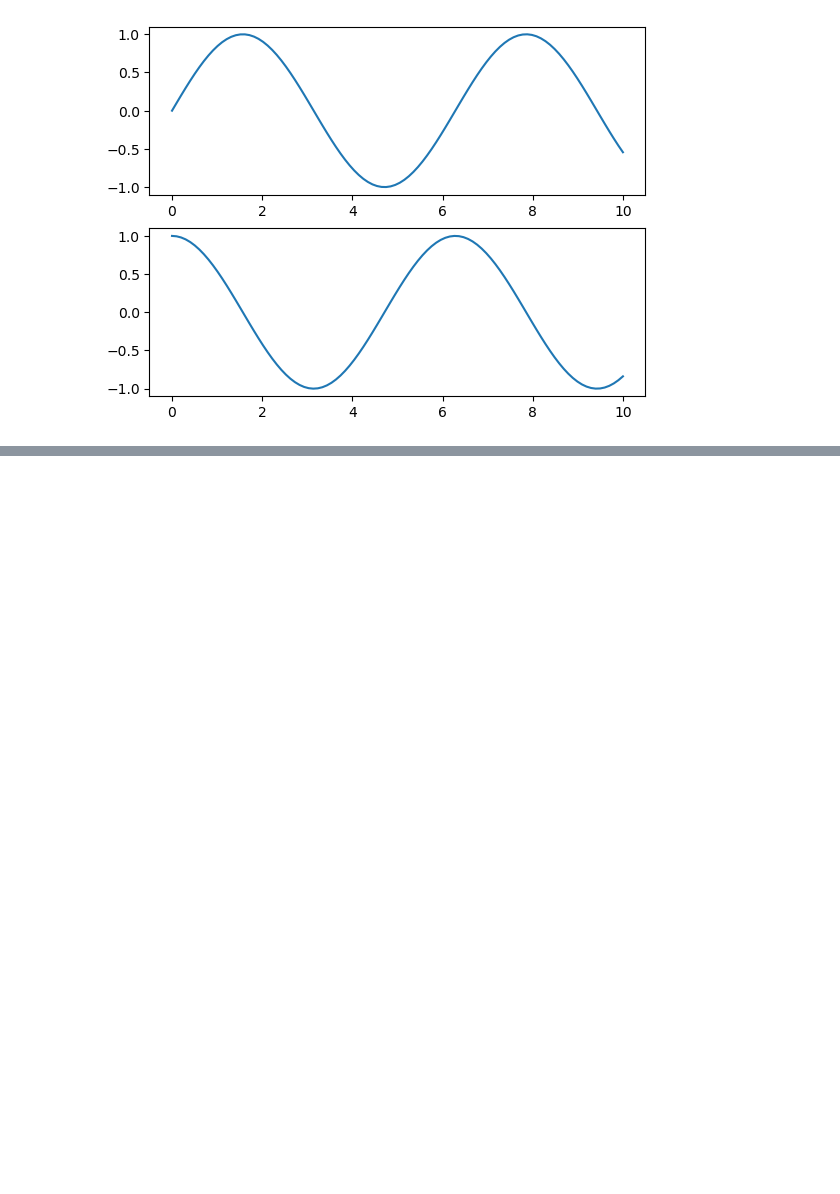
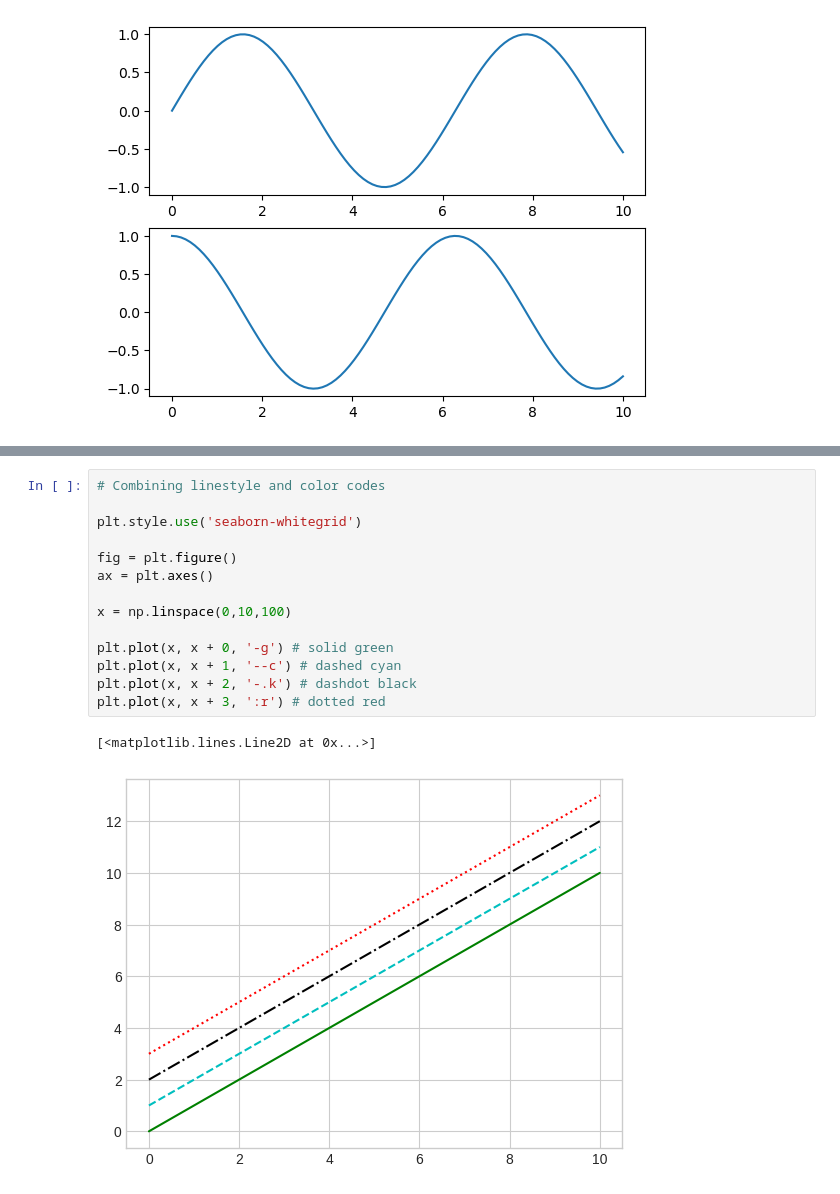
Before and after one commit to rdzjr1997/Handbook_Python_DS, a Jupyter notebook: Matplotlib_Code.ipynb, the cells around one changed output, grey strips where cells are left out. Cells and saved outputs as stored; diff of their text form; blank space fills up the shorter version.

```diff
--- a/Matplotlib_Code.ipynb
+++ b/Matplotlib_Code.ipynb
@@ -84,0 +123,17 @@ ax.plot(x,3*np.cos(x))
+# %%
+# Combining linestyle and color codes
+
+plt.style.use('seaborn-whitegrid')
+
+fig = plt.figure()
+ax = plt.axes()
+
+x = np.linspace(0,10,100)
+
+plt.plot(x, x + 0, '-g') # solid green
+plt.plot(x, x + 1, '--c') # dashed cyan
+plt.plot(x, x + 2, '-.k') # dashdot black
+plt.plot(x, x + 3, ':r') # dotted red
+# %% [output]
+[<matplotlib.lines.Line2D at 0x...>]
+[figure, added]
```
Also changed, not shown: parts of 5 cells of this notebook.
